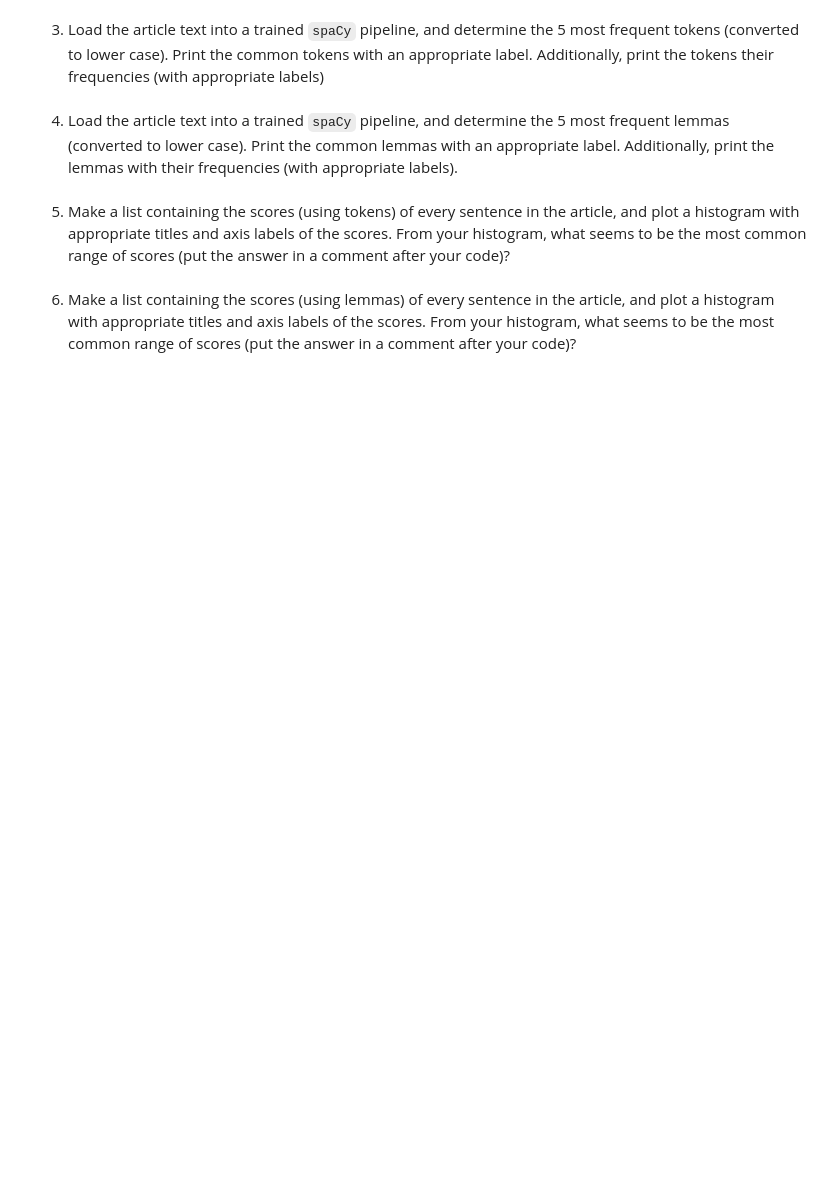
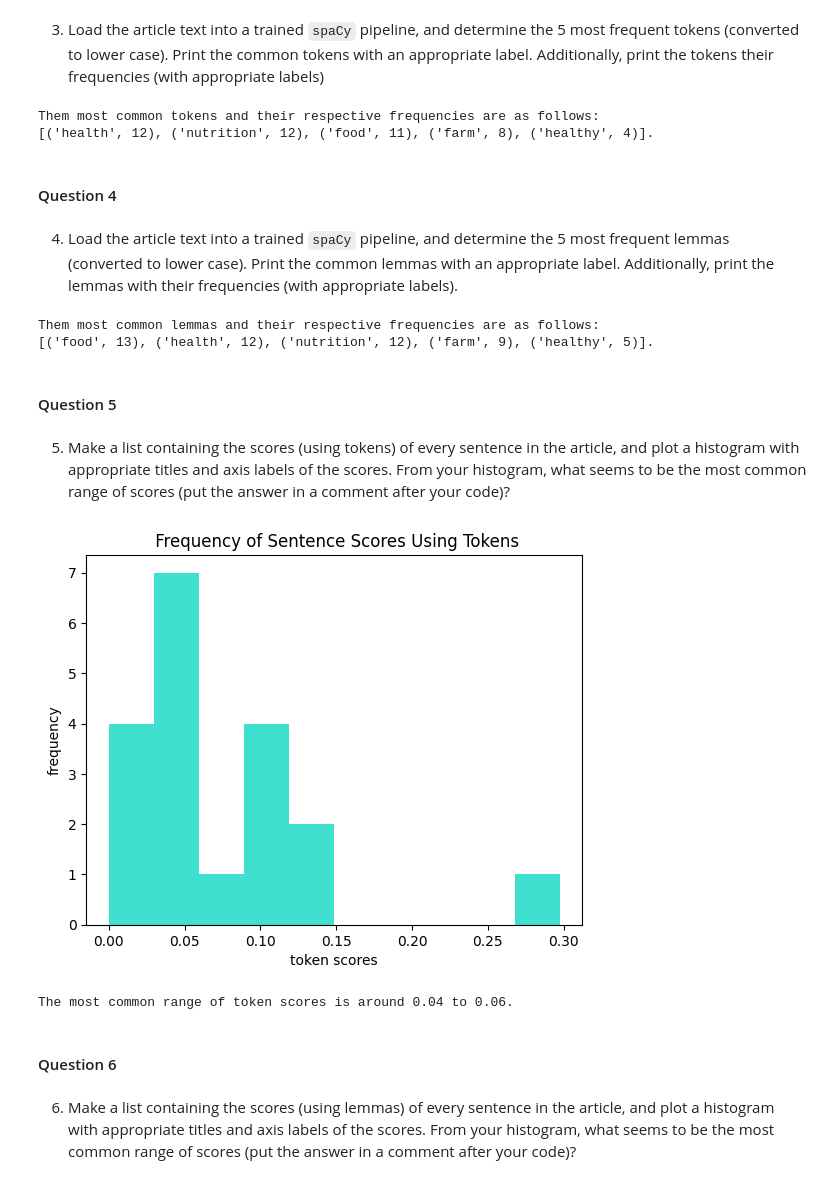
Before and after one commit to DesireeEDU/Final-Project-Web-Mining-and-NLP, a Jupyter notebook: article-summarizer.ipynb, the cells around one changed output. Cells and saved outputs as stored; diff of their text form; code cells hidden in the pictures; blank space fills up the shorter version.

```diff
--- a/article-summarizer.ipynb
+++ b/article-summarizer.ipynb
@@ -66,8 +100,74 @@ soup = BeautifulSoup(response.text, parser)
 # %% [markdown]
 3. Load the article text into a trained `spaCy` pipeline, and determine the 5 most frequent tokens (converted to lower case).  Print the common tokens with an appropriate label.  Additionally, print the tokens their frequencies (with appropriate labels)
+# %%
+article_tokens = []
+for token in doc:
+    if not token.is_space:
+        article_tokens.append(token)
+
+def selected_tokens(token):
+    return not (token.is_space or token.is_punct or token.is_stop)
+
+active_tokens = [token.text.lower() for token in doc if selected_tokens(token)]
+
+token_freq = Counter(map(str, active_tokens))
+
+print(f"Them most common tokens and their respective frequencies are as follows:\n{token_freq.most_common(5)}.")
+# %% [output]
+Them most common tokens and their respective frequencies are as follows:
+[('health', 12), ('nutrition', 12), ('food', 11), ('farm', 8), ('healthy', 4)].
+# %% [markdown]
+#### Question 4
 # %% [markdown]
 4. Load the article text into a trained `spaCy` pipeline, and determine the 5 most frequent lemmas (converted to lower case).  Print the common lemmas with an appropriate label.  Additionally, print the lemmas with their frequencies (with appropriate labels).
+# %%
+active_lemmas = [token.lemma_.lower() for token in doc if selected_tokens(token)]
+
+lemma_freq = Counter(map(str, active_lemmas))
+
+print(f"Them most common lemmas and their respective frequencies are as follows:\n{lemma_freq.most_common(5)}.")
+# %% [output]
+Them most common lemmas and their respective frequencies are as follows:
+[('food', 13), ('health', 12), ('nutrition', 12), ('farm', 9), ('healthy', 5)].
+# %% [markdown]
+#### Question 5
 # %% [markdown]
 5. Make a list containing the scores (using tokens) of every sentence in the article, and plot a histogram with appropriate titles and axis labels of the scores. From your histogram, what seems to be the most common range of scores (put the answer in a comment after your code)?
+# %%
+sentences = list(doc.sents)
+
+interesting_tokens = set()
+for token, freq in token_freq.most_common(5):
+    interesting_tokens.add(token)
+
+def score_sentence_by_token(sentence, interesting_tokens):
+    token_count = 0
+    for token in sentence:
+        if token.text.lower() in interesting_tokens:
+            token_count += 1
+    sentence_count = 0
+    for token in sentence:
+        if not (token.is_space or token.is_punct):
+            sentence_count += 1
+
+    return token_count / sentence_count
+
+token_list = []
+for i in range (0, len(sentences)):
+   token_list.append(score_sentence_by_token(sentences[i], interesting_tokens))
+
+plt.hist(token_list, color = "turquoise")
+plt.title(" Frequency of Sentence Scores Using Tokens")
+plt.xlabel("token scores")
+plt.yticks(np.arange(0,8,1))
+plt.ylabel("frequency")
+plt.show()
+
+print("The most common range of token scores is around 0.04 to 0.06.")
+# %% [output]
+[figure, added]
+The most common range of token scores is around 0.04 to 0.06.
+# %% [markdown]
+#### Question 6
 # %% [markdown]
 6. Make a list containing the scores (using lemmas) of every sentence in the article, and plot a histogram with appropriate titles and axis labels of the scores.  From your histogram, what seems to be the most common range of scores (put the answer in a comment after your code)?
```
Also changed, not shown: parts of 21 cells of this notebook, 4 other files.
